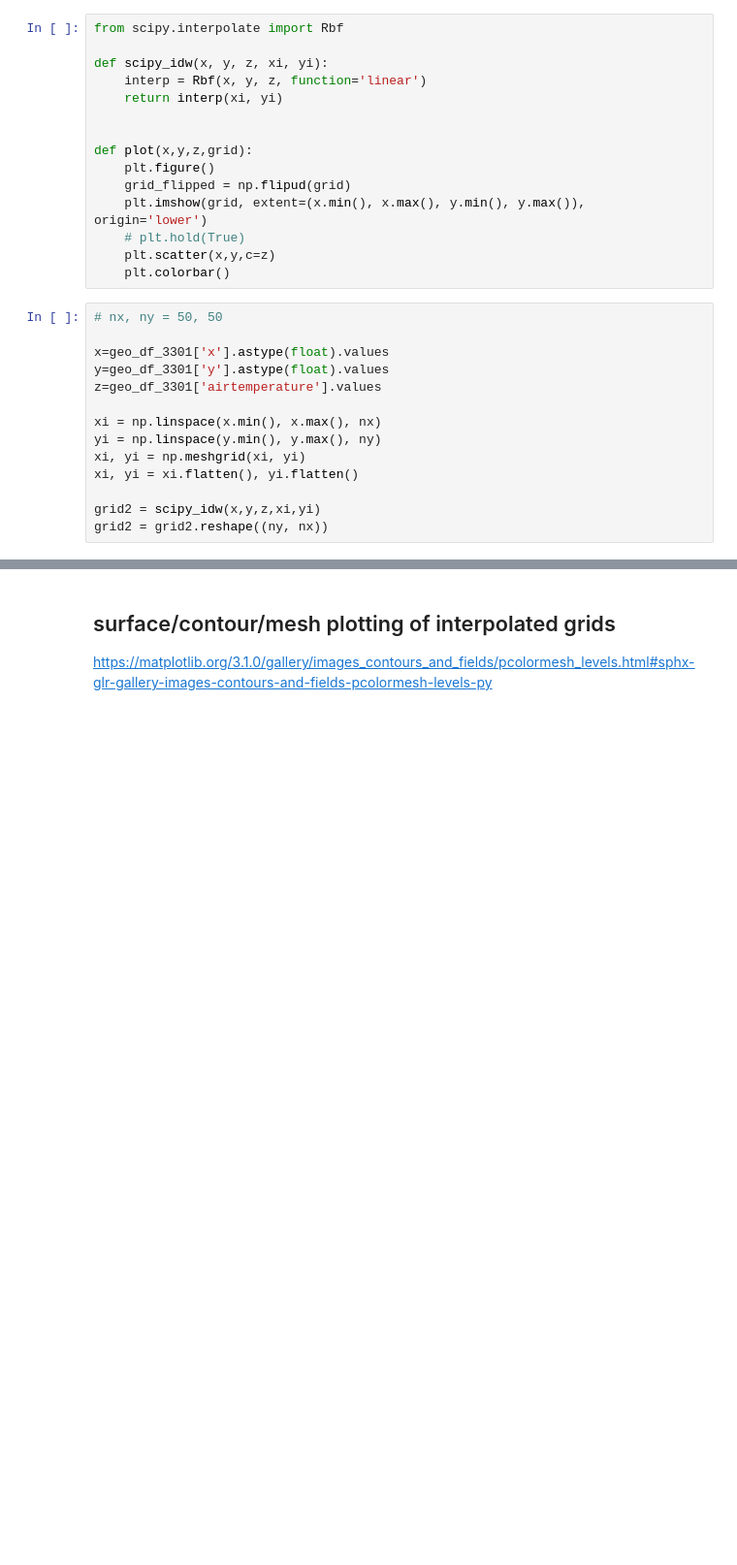
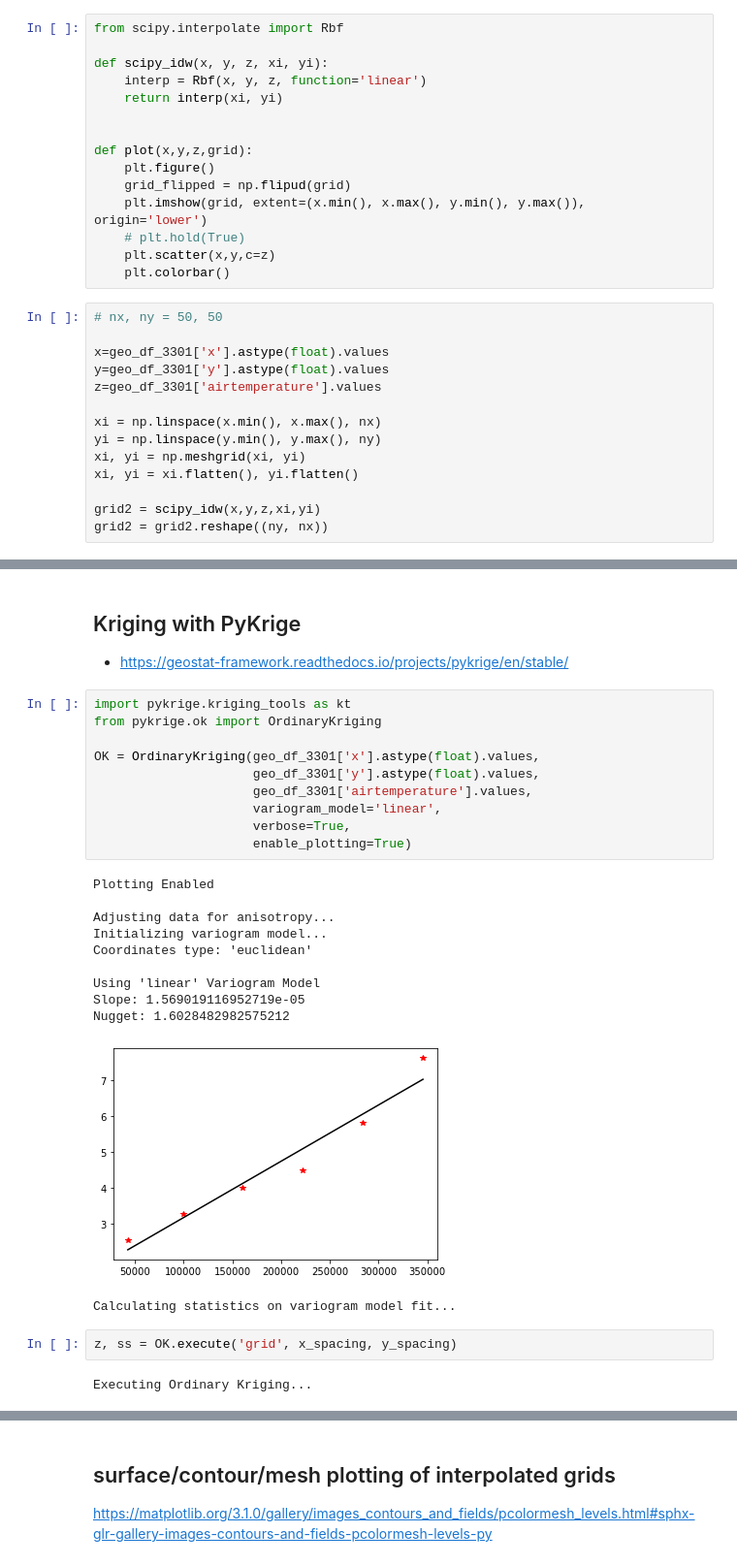
Before and after one commit to allixender/py_interpol_demo, a Jupyter notebook: interpol_temperature.ipynb, the cells around one changed output, grey strips where cells are left out. Shown at 97% size. Saved outputs shown, nothing was run; the diff lists cells and outputs as text; blank space fills up the shorter version.

Commit message:
kriging experiment

```diff
--- a/interpol_temperature.ipynb
+++ b/interpol_temperature.ipynb
@@ -376,0 +377,30 @@ plt.show()
+# %% [markdown]
+## Kriging with PyKrige
+
+- https://geostat-framework.readthedocs.io/projects/pykrige/en/stable/
+# %%
+import pykrige.kriging_tools as kt
+from pykrige.ok import OrdinaryKriging
+
+OK = OrdinaryKriging(geo_df_3301['x'].astype(float).values,
+                     geo_df_3301['y'].astype(float).values,
+                     geo_df_3301['airtemperature'].values,
+                     variogram_model='linear',
+                     verbose=True,
+                     enable_plotting=True)
+# %% [output]
+Plotting Enabled
+
+Adjusting data for anisotropy...
+Initializing variogram model...
+Coordinates type: 'euclidean'
+
+Using 'linear' Variogram Model
+Slope: 1.569019116952719e-05
+Nugget: 1.6028482982575212
+[figure, added]
+Calculating statistics on variogram model fit...
+# %%
+z, ss = OK.execute('grid', x_spacing, y_spacing)
+# %% [output]
+Executing Ordinary Kriging...
```
Also changed, not shown: parts of 16 cells of this notebook, 1 other file.
